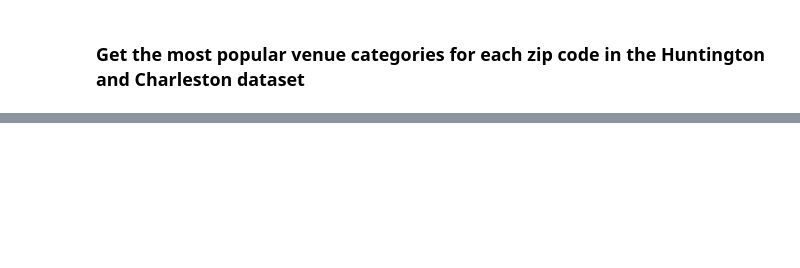
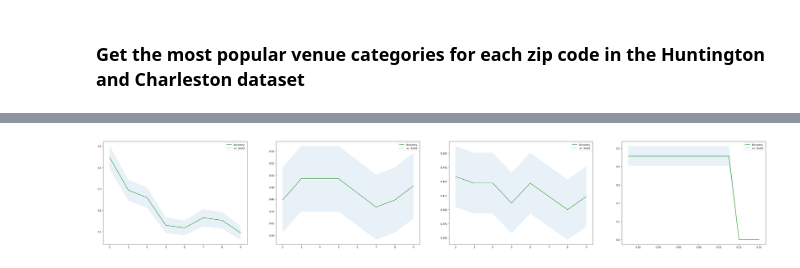
Before and after one commit to bustedware/Coursera_Capstone, a Jupyter notebook: Coursera_Capstone.ipynb, the cells around one changed output, grey strips where cells are left out. Cells and saved outputs as stored; diff of their text form; code cells hidden in the pictures; blank space fills up the shorter version.

```diff
--- a/Coursera_Capstone.ipynb
+++ b/Coursera_Capstone.ipynb
@@ -485,6 +505,11 @@ I use the following features to train the prediction models.
 
 * Venue Category
 # %%
+from sklearn.metrics import jaccard_similarity_score
+from sklearn.metrics import f1_score
+from sklearn import preprocessing
+from sklearn.linear_model import LogisticRegression
+from sklearn.metrics import log_loss
 import matplotlib.pyplot as plt
 from sklearn.model_selection import train_test_split
 from sklearn.neighbors import KNeighborsClassifier
@@ -492,50 +517,132 @@ from sklearn.tree import DecisionTreeClassifier
 from sklearn import svm
 from sklearn import metrics
 
-#X=huntington_and_charleston_merged[['category_id','1st Most Common Venue']]
+#X=huntington_and_charleston_merged[['category_id','1st Most Common Venue','2nd Most Common Venue']]
 X=huntington_and_charleston_merged[['category_id']]
 y=huntington_and_charleston_merged['city_id'].values
 
 X_train, X_test, y_train, y_test = train_test_split( X, y, test_size=0.3, random_state=4)
 
-#find best k
+#################################
+## FIND BEST VALUES
+#################################
 Ks = 10
 KsMin=2
 classifiers=[
-    {'mean_acc':np.zeros((Ks-KsMin)),'std_acc':np.zeros((Ks-KsMin)),'label':'kmeans'},
-    {'mean_acc':np.zeros((Ks-KsMin)),'std_acc':np.zeros((Ks-KsMin)),'label':'kneighbors'},
-    {'mean_acc':np.zeros((Ks-KsMin)),'std_acc':np.zeros((Ks-KsMin)),'label':'decisiontree'},
+    {'mean_acc':np.zeros((Ks-KsMin)),'std_acc':np.zeros((Ks-KsMin)),'label':'kmeans','f1score':np.nan,'jaccard':np.nan,'logloss':np.nan},
+    {'mean_acc':np.zeros((Ks-KsMin)),'std_acc':np.zeros((Ks-KsMin)),'label':'kneighbors','f1score':np.nan,'jaccard':np.nan,'logloss':np.nan},
+    {'mean_acc':np.zeros((Ks-KsMin)),'std_acc':np.zeros((Ks-KsMin)),'label':'decisiontree','f1score':np.nan,'jaccard':np.nan,'logloss':np.nan},
+    {'mean_acc':np.zeros((Ks-KsMin)),'std_acc':np.zeros((Ks-KsMin)),'label':'logisticregression','f1score':np.nan,'jaccard':np.nan,'logloss':np.nan},
+    {'mean_acc':np.nan,'std_acc':np.nan,'label':'svm','f1score':np.nan,'jaccard':np.nan,'logloss':np.nan},
 ]
 
 for n in range(KsMin,Ks):
     classifierkm = KMeans(n_clusters=n, random_state=0).fit(X_train,y_train)
     yhat=classifierkm.predict(X_test)
     classifiers[0]['mean_acc'][n-KsMin] = metrics.accuracy_score(y_test, yhat)
     classifiers[0]['std_acc'][n-KsMin]=np.std(yhat==y_test)/np.sqrt(yhat.shape[0])
+
     classifierknn = KNeighborsClassifier(n_neighbors = n).fit(X_train,y_train)
     yhat=classifierknn.predict(X_test)
     classifiers[1]['mean_acc'][n-KsMin] = metrics.accuracy_score(y_test, yhat)
     classifiers[1]['std_acc'][n-KsMin]=np.std(yhat==y_test)/np.sqrt(yhat.shape[0])
+
     classifierdt = DecisionTreeClassifier(criterion="entropy", max_depth = n).fit(X_train,y_train)
     yhat=classifierdt.predict(X_test)
     classifiers[2]['mean_acc'][n-KsMin] = metrics.accuracy_score(y_test, yhat)
     classifiers[2]['std_acc'][n-KsMin]=np.std(yhat==y_test)/np.sqrt(yhat.shape[0])
 
 
-fig, axes = plt.subplots(nrows=1, ncols=3, figsize=(50, 8))
+#find best LR C
+iterations = 15
+mean_acc = np.zeros((iterations-1))
+std_acc = np.zeros((iterations-1))
+ConfustionMx = [];
+for n in np.arange(0.01,0.15,0.01):
+    LR = LogisticRegression(C=n, solver='liblinear').fit(X_train,y_train)
+    yhat = LR.predict(X_test)
+    yhat_prob = LR.predict_proba(X_test)
+    mean_acc[(int)(((n*iterations*10)-1)/2)] = metrics.accuracy_score(y_test, yhat)
+    std_acc[(int)(((n*iterations*10)-1)/2)]=np.std(yhat==y_test)/np.sqrt(yhat.shape[0])
+
+
+#find best SVM kernel
+kernels=[
+    {'kernel':'rbf','f1score':np.nan,'jaccard':np.nan},
+    {'kernel':'linear','f1score':np.nan,'jaccard':np.nan},
+]
+for kern in kernels:
+    svmc=svm.SVC(kernel=kern['kernel']).fit(X_train,y_train)
+    yhat=svmc.predict(X_test)
+    kern['f1score']=f1_score(y_test, yhat, average='weighted')
+    kern['jaccard']=jaccard_similarity_score(y_test, yhat)
+
+svm_kern=np.nan
+svm_avg=0
+for kern in kernels:
+    avg=(kern['f1score']+kern['jaccard'])/2
+    if (avg > svm_avg):
+        svm_age = avg
+        svm_kern=kern
+
+kmeans_best=classifiers[0]['mean_acc'].argmax()+KsMin
+knn_best=classifiers[1]['mean_acc'].argmax()+KsMin
+dtree_best=classifiers[2]['mean_acc'].argmax()+KsMin
+lr_best=(mean_acc.argmax()+1)*0.01
+
+classifierkm = KMeans(n_clusters=kmeans_best, random_state=0).fit(X_train,y_train)
+yhat=classifierkm.predict(X_test)
+classifiers[0]['f1score']=f1_score(y_test, yhat, average='weighted')
+classifiers[0]['jaccard']=jaccard_similarity_score(y_test, yhat)
+
+classifierknn = KNeighborsClassifier(n_neighbors = knn_best).fit(X_train,y_train)
+yhat=classifierknn.predict(X_test)
+classifiers[1]['f1score']=f1_score(y_test, yhat, average='weighted')
+classifiers[1]['jaccard']=jaccard_similarity_score(y_test, yhat)
+
+classifierdt = DecisionTreeClassifier(criterion="entropy", max_depth = dtree_best).fit(X_train,y_train)
+yhat=classifierdt.predict(X_test)
+classifiers[2]['f1score']=f1_score(y_test, yhat, average='weighted')
+classifiers[2]['jaccard']=jaccard_similarity_score(y_test, yhat)
+
+LR = LogisticRegression(C=lr_best, solver='liblinear').fit(X_train,y_train)
+yhat = LR.predict(X_test)
+yhat_prob = LR.predict_proba(X_test)
+classifiers[3]['f1score']=f1_score(y_test, yhat, average='weighted')
+classifiers[3]['jaccard']=jaccard_similarity_score(y_test, yhat)
+classifiers[3]['logloss']=log_loss(y_test, yhat_prob)
+
+
+fig, axes = plt.subplots(nrows=1, ncols=4, figsize=(50, 8))
 axes[0].plot(range(KsMin,Ks),classifiers[0]['mean_acc'],'g')
 axes[0].fill_between(range(KsMin,Ks),classifiers[0]['mean_acc'] - 1 * classifiers[0]['std_acc'],classifiers[0]['mean_acc'] + 1 * classifiers[0]['std_acc'], alpha=0.10)
 axes[0].legend(('Accuracy ', '+/- 3xstd'))
 
 axes[1].plot(range(KsMin,Ks),classifiers[1]['mean_acc'],'g')
 axes[1].fill_between(range(KsMin,Ks),classifiers[1]['mean_acc'] - 1 * classifiers[1]['std_acc'],classifiers[1]['mean_acc'] + 1 * classifiers[1]['std_acc'], alpha=0.10)
 axes[1].legend(('Accuracy ', '+/- 3xstd'))
 
 axes[2].plot(range(KsMin,Ks),classifiers[2]['mean_acc'],'g')
 axes[2].fill_between(range(KsMin,Ks),classifiers[2]['mean_acc'] - 1 * classifiers[2]['std_acc'],classifiers[2]['mean_acc'] + 1 * classifiers[2]['std_acc'], alpha=0.10)
 axes[2].legend(('Accuracy ', '+/- 3xstd'))
 
+axes[3].plot(np.arange(0.01,0.15,0.01),mean_acc,'g')
+axes[3].fill_between(np.arange(0.01,0.15,0.01),mean_acc - 1 * std_acc,mean_acc + 1 * std_acc, alpha=0.10)
+axes[3].legend(('Accuracy ', '+/- 3xstd'))
+#axes[3].xticks(np.arange(0.01,0.15,0.0))
+
+plt.show()
 print("The best accuracy for KMeans", classifiers[0]['mean_acc'].max(), "with k=", classifiers[0]['mean_acc'].argmax()+KsMin)
 print("The best accuracy for KNearestNeighbor", classifiers[1]['mean_acc'].max(), "with k=", classifiers[1]['mean_acc'].argmax()+KsMin)
 print("The best accuracy for DecisionTree", classifiers[2]['mean_acc'].max(), "with k=", classifiers[2]['mean_acc'].argmax()+KsMin)
+print("The best accuracy for LogisticRegression", mean_acc.max(), "with C=", (mean_acc.argmax()+1)*0.01)
+print("The best accuracy for SVM", max(svm_kern['f1score'],svm_kern['jaccard']) ,"with",svm_kern['kernel'],"kernel")
+d = {
+     'Jaccard': [classifiers[0]['jaccard'], classifiers[1]['jaccard'],classifiers[2]['jaccard'],classifiers[3]['jaccard'],svm_kern['jaccard']],
+     'F1-score': [classifiers[0]['f1score'],classifiers[1]['f1score'],classifiers[2]['f1score'],classifiers[3]['f1score'],svm_kern['f1score']],
+     'LogLoss': [None,None,None,classifiers[3]['logloss'],None]}
+report = pd.DataFrame(data=d,index=['KMeans','KNN', 'Decision Tree', 'LogisticRegression', 'SVM-'+svm_kern['kernel']])
+report.replace(np.nan, "NA", inplace = True)
+report
 # %% [output]
+[figure, new version]
```
Also changed, not shown: parts of 32 cells of this notebook.
